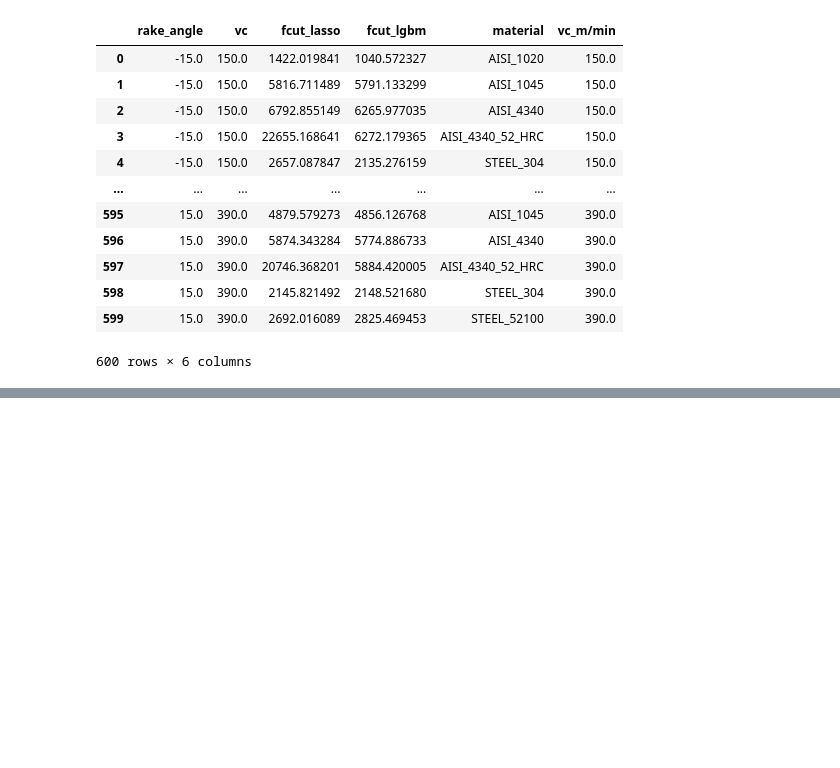
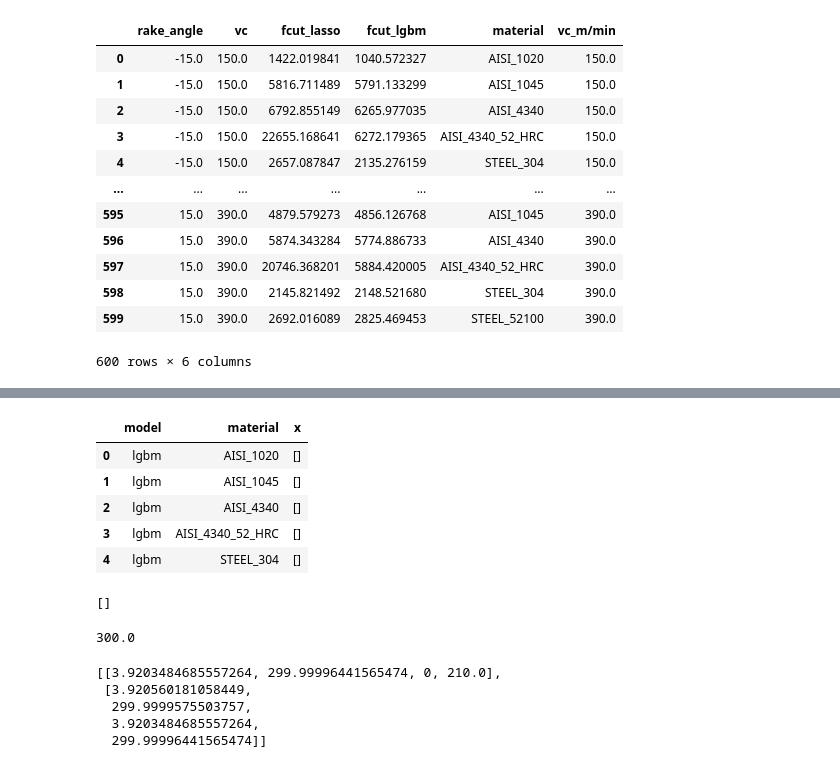
Before and after one commit to igorhfreitas/dissertacao, a Jupyter notebook: Modeling/gradient_optimization_upon_ML.ipynb, the cells around one changed output, grey strips where cells are left out. Saved outputs shown, nothing was run; the diff lists cells and outputs as text; code cells hidden in the pictures; blank space fills up the shorter version.

```diff
--- a/Modeling/gradient_optimization_upon_ML.ipynb
+++ b/Modeling/gradient_optimization_upon_ML.ipynb
@@ -436,0 +470,2 @@ for model in ["lasso","lgbm"]:
+# %%
+x_iteracoes=pd.DataFrame.from_dict(x_iteracoes)
@@ -436,0 +490,17 @@ for model in ["lasso","lgbm"]:
+# %%
+x_iteracoes.head()
+# %% [output]
+|  | model | material | x |
+| 0 | lgbm | AISI_1020 | [] |
+| 1 | lgbm | AISI_1045 | [] |
+| 2 | lgbm | AISI_4340 | [] |
+| 3 | lgbm | AISI_4340_52_HRC | [] |
+| 4 | lgbm | STEEL_304 | [] |
+# %%
+x_iteracoes.iloc[[1]].x.values[0]
+# %% [output]
+[]
+# %%
+5000*60/1000
+# %% [output]
+300.0
@@ -436,0 +523,9 @@ for model in ["lasso","lgbm"]:
+# %%
+get_coordinates(
+    x_iteracoes[(x_iteracoes["material"]==material)&(x_iteracoes["model"]=="lasso")].x.values[0])
+# %% [output]
+[[3.9203484685557264, 299.99996441565474, 0, 210.0],
+ [3.920560181058449,
+  299.9999575503757,
+  3.9203484685557264,
+  299.99996441565474]]
```
Also changed, not shown: parts of 10 cells of this notebook.
